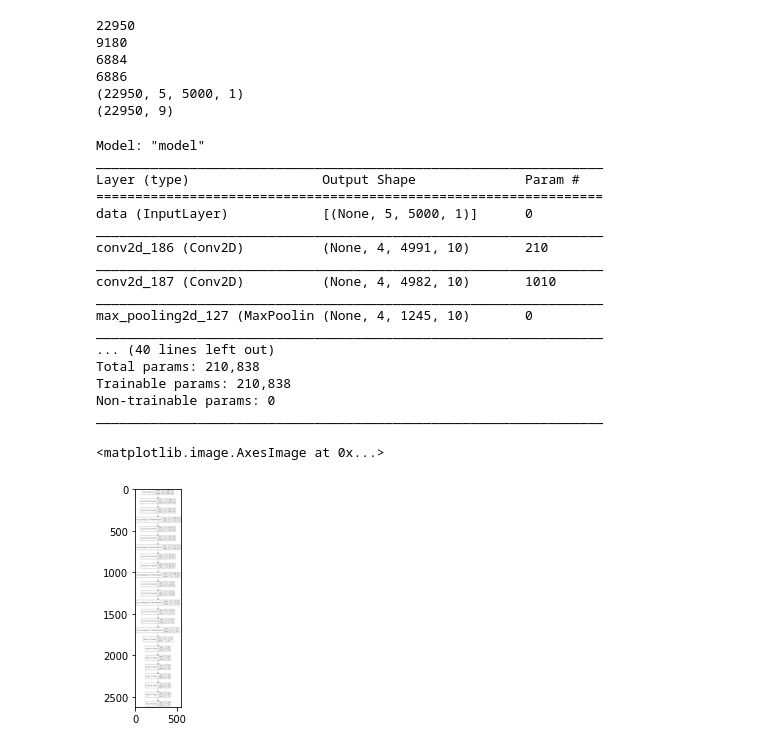
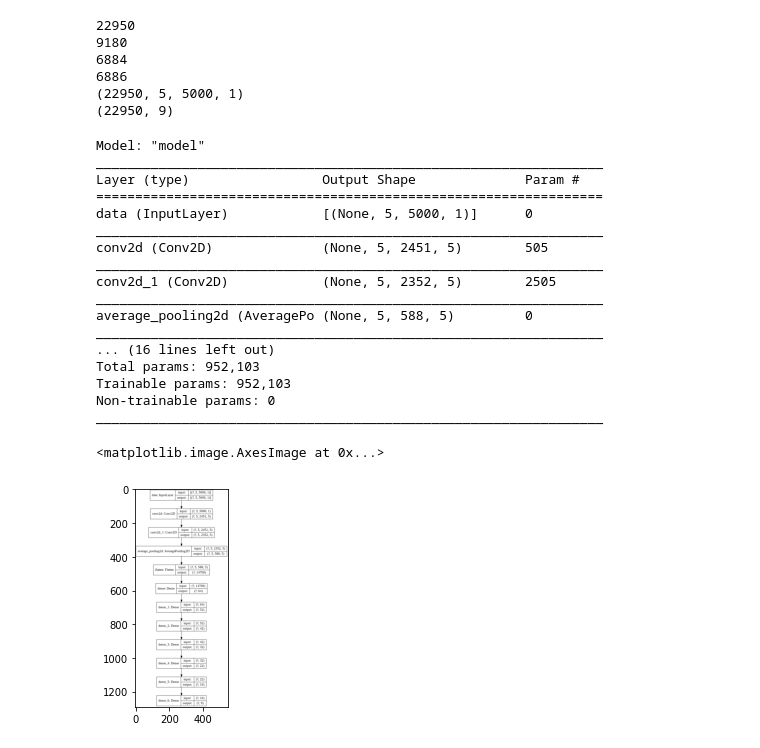
Before and after one commit to Ashraf-Saleh/Fault-Detect, a Jupyter notebook: Fault_Detect.ipynb, the cells around one changed output. Drawn from its saved outputs; the diff is of its cells as text; code cells hidden in the pictures.

Commit message:
Averagepooling (1)

```diff
--- a/Fault_Detect.ipynb
+++ b/Fault_Detect.ipynb
@@ -57,21 +57,21 @@ print(Data_Y.shape)
 # %%
 inputs = keras.Input(shape = (Train_X.shape[1], Train_X.shape[2], Train_X.shape[3]), name="data")
 
-x = layers.Conv2D(filters = 10, kernel_size = (2, 10), strides = (1, 1), padding = 'valid', activation = 'relu')(inputs)
-x = layers.Conv2D(filters = 10, kernel_size = (1, 10), strides = (1, 1), padding = 'valid', activation = 'relu')(x)
-x = layers.MaxPooling2D(pool_size = (1,4)) (x)
-x = layers.Conv2D(filters = 50, kernel_size = (2, 10), strides = (1, 1), padding = 'valid', activation = 'relu')(x)
-x = layers.Conv2D(filters = 50, kernel_size = (1, 10), strides = (1, 1), padding = 'valid', activation = 'relu')(x)
-x = layers.MaxPooling2D(pool_size = (1,4)) (x)
-x = layers.Conv2D(filters = 50, kernel_size = (2, 10), strides = (1, 1), padding = 'valid', activation = 'relu')(x)
-x = layers.Conv2D(filters = 50, kernel_size = (1, 10), strides = (1, 1), padding = 'valid', activation = 'relu')(x)
-x = layers.MaxPooling2D(pool_size = (1,4))(x)
-x = layers.Conv2D(filters = 50, kernel_size = (2, 10), strides = (1, 1), padding = 'valid', activation = 'relu')(x)
-x = layers.Conv2D(filters = 50, kernel_size = (1, 10), strides = (1, 1), padding = 'valid', activation = 'relu')(x)
-x = layers.MaxPooling2D(pool_size = (1,4))(x)
-x = layers.Conv2D(filters = 25, kernel_size = (1, 10), strides = (1, 1), padding = 'valid', activation = 'relu')(x)
-x = layers.Conv2D(filters = 25, kernel_size = (1, 3), strides = (1, 1), padding = 'valid', activation = 'relu')(x)
-x = layers.MaxPooling2D(pool_size = (1,2))(x)
+x = layers.Conv2D(filters = 5, kernel_size = (1, 100), strides = (1, 2), padding = 'valid', activation = 'relu')(inputs)
+x = layers.Conv2D(filters = 5, kernel_size = (1, 100), strides = (1, 1), padding = 'valid', activation = 'relu')(x)
+x = layers.AveragePooling2D(pool_size = (1,4)) (x)
+#x = layers.Conv2D(filters = 100, kernel_size = (2, 100), strides = (1, 1), padding = 'valid', activation = 'relu')(x)
+#x = layers.Conv2D(filters = 150, kernel_size = (1, 100), strides = (1, 1), padding = 'valid', activation = 'relu')(x)
+#x = layers.MaxPooling2D(pool_size = (1,4)) (x)
+#x = layers.Conv2D(filters = 50, kernel_size = (2, 100), strides = (1, 1), padding = 'valid', activation = 'relu')(x)
+#x = layers.Conv2D(filters = 50, kernel_size = (1, 100), strides = (1, 1), padding = 'valid', activation = 'relu')(x)
+#x = layers.MaxPooling2D(pool_size = (1,4))(x)
+#x = layers.Conv2D(filters = 50, kernel_size = (2, 10), strides = (1, 1), padding = 'valid', activation = 'relu')(x)
+#x = layers.Conv2D(filters = 50, kernel_size = (1, 3), strides = (1, 1), padding = 'valid', activation = 'relu')(x)
+#x = layers.MaxPooling2D(pool_size = (1,2))(x)
+#x = layers.Conv2D(filters = 25, kernel_size = (1, 1), strides = (1, 1), padding = 'valid', activation = 'relu')(x)
+#x = layers.Conv2D(filters = 25, kernel_size = (1, 1), strides = (1, 1), padding = 'valid', activation = 'relu')(x)
+#x = layers.MaxPooling2D(pool_size = (1,1))(x)
 x = layers.Flatten()(x)
 #x = layers.Conv2D(filters = 21, kernel_size = (3, 100), activation='relu') (x)
 #block_1_output = layers.MaxPooling2D(pool_size = (1,4)) (x)
@@ -110,40 +110,40 @@ x = layers.Dense(22, activation="relu")(x)
 #x = layers.Dense(16, activation="relu")(block_4_output)
 #x = layers.Dense(16, activation="relu")(x)
 x = layers.Dense(16, activation="relu")(x)
 #block_5_output = layers.add([x, block_4_output])
 
 #x = block_5_output
 #x = layers.Dropout(0.5)(x)
 outputs = layers.Dense(Train_Y.shape[1], activation='softmax')(x)
 
 
 model = keras.Model(inputs, outputs, name="model")
 
 model.compile(optimizer='adam', loss='CategoricalCrossentropy', metrics=['accuracy'])
 
 model.summary()
 plot_model(model, to_file='/content/drive/My Drive/Colab_Data/Fault_Detect/model.png',show_shapes=True)
 plt.imshow(mpimg.imread('/content/drive/My Drive/Colab_Data/Fault_Detect/model.png'))
 # %% [output]
 Model: "model"
 _________________________________________________________________
 Layer (type)                 Output Shape              Param #
 =================================================================
 data (InputLayer)            [(None, 5, 5000, 1)]      0
 _________________________________________________________________
-conv2d_186 (Conv2D)          (None, 4, 4991, 10)       210
+conv2d (Conv2D)              (None, 5, 2451, 5)        505
 _________________________________________________________________
-conv2d_187 (Conv2D)          (None, 4, 4982, 10)       1010
+conv2d_1 (Conv2D)            (None, 5, 2352, 5)        2505
 _________________________________________________________________
-max_pooling2d_127 (MaxPoolin (None, 4, 1245, 10)       0
+average_pooling2d (AveragePo (None, 5, 588, 5)         0
 _________________________________________________________________
-... (40 lines left out)
-Total params: 210,838
-Trainable params: 210,838
+... (16 lines left out)
+Total params: 952,103
+Trainable params: 952,103
 Non-trainable params: 0
 _________________________________________________________________
 <matplotlib.image.AxesImage at 0x...>
-[figure, old version]
+[figure, new version]
 # %%
 history = model.fit(Train_X, Train_Y, epochs=200,batch_size = 200, verbose=2, validation_data=(Vald_X,Vald_Y))
 # %% [output]
```
Also changed, not shown: parts of 4 cells of this notebook.
